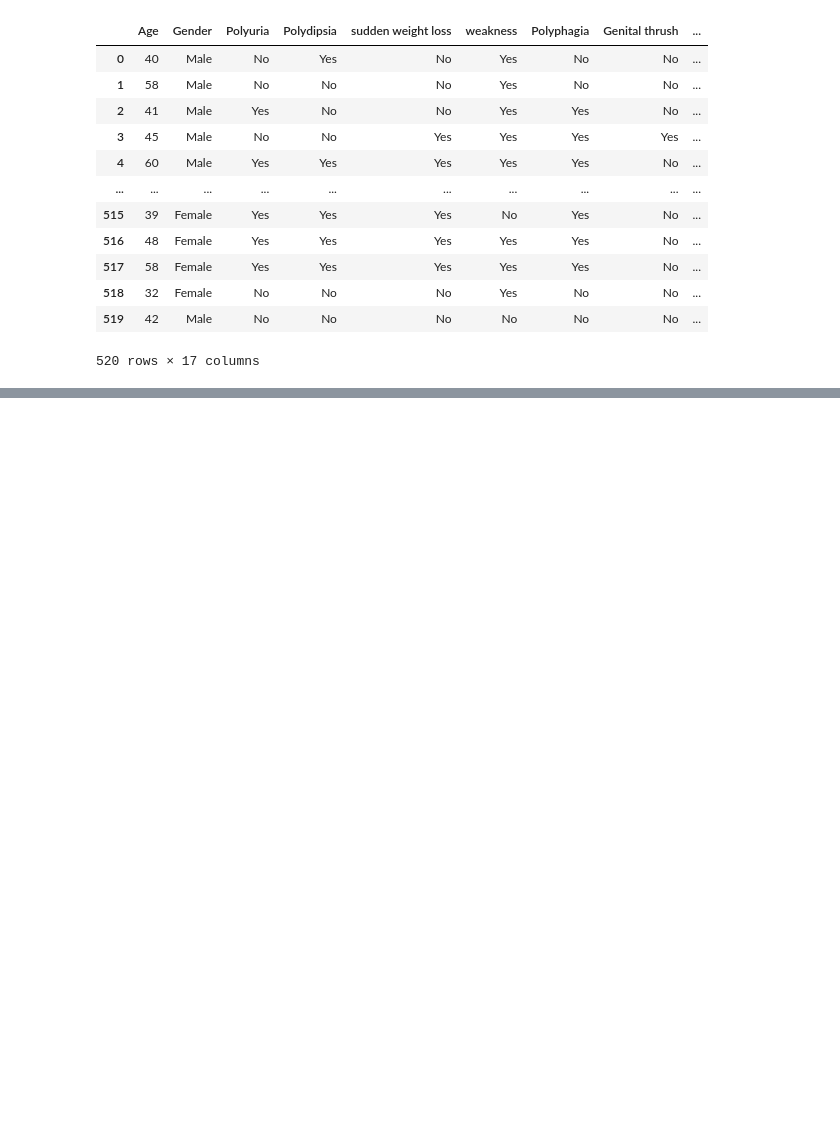
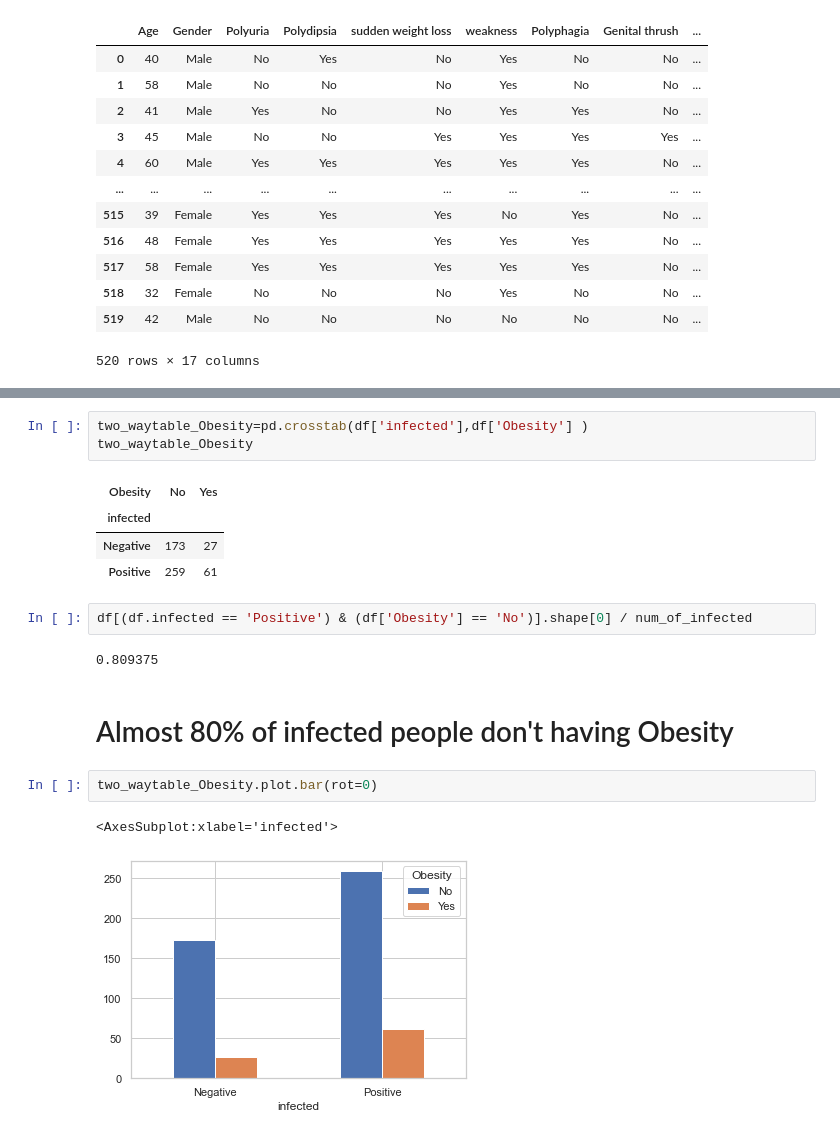
Before and after one commit to Yousef-Salah/Statistical-Analysis, a Jupyter notebook: Statistical-Analysis.ipynb, the cells around one changed output, grey strips where cells are left out. Cells and saved outputs as stored; diff of their text form; blank space fills up the shorter version.

```diff
--- a/Statistical-Analysis.ipynb
+++ b/Statistical-Analysis.ipynb
@@ -32,0 +149,19 @@ plt.bar(df['Obesity'],df['Age'] , width = 0.4)
+# %%
+two_waytable_Obesity=pd.crosstab(df['infected'],df['Obesity'] )
+two_waytable_Obesity
+# %% [output]
+| Obesity | No | Yes |
+| infected |  |  |
+| Negative | 173 | 27 |
+| Positive | 259 | 61 |
+# %%
+df[(df.infected == 'Positive') & (df['Obesity'] == 'No')].shape[0] / num_of_infected
+# %% [output]
+0.809375
+# %% [markdown]
+# Almost 80% of infected people don't having Obesity
+# %%
+two_waytable_Obesity.plot.bar(rot=0)
+# %% [output]
+<AxesSubplot:xlabel='infected'>
+[figure, added]
```
Also changed, not shown: parts of 21 cells of this notebook.
